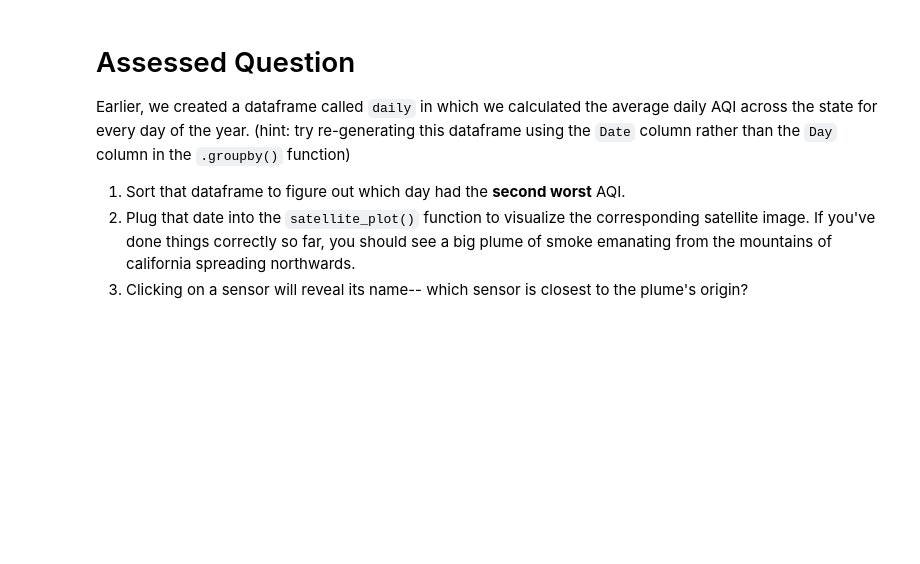
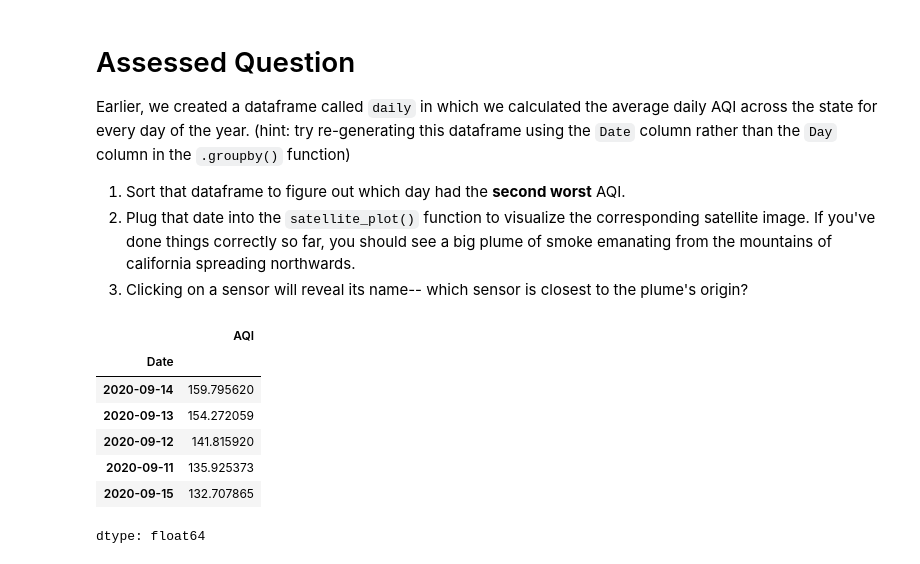
Before and after one commit to victoriahill11/QM2, a Jupyter notebook: notebooks/W03. Spatial Data.ipynb, the cells around one changed output. Saved outputs shown, nothing was run; the diff lists cells and outputs as text; code cells hidden in the pictures; blank space fills up the shorter version.

```diff
--- a/notebooks/W03. Spatial Data.ipynb
+++ b/notebooks/W03. Spatial Data.ipynb
@@ -666,3 +498,18 @@ Earlier, we created a dataframe called `daily` in which we calculated the averag
 1. Sort that dataframe to figure out which day had the **second worst** AQI.
 2. Plug that date into the `satellite_plot()` function to visualize the corresponding satellite image. If you've done things correctly so far, you should see a big plume of smoke emanating from the mountains of california spreading northwards.
 3. Clicking on a sensor will reveal its name-- which sensor is closest to the plume's origin?
+# %%
+# Sort the 'daily' dataframe and find second worst AQI
+daily = df.groupby('Date')['AQI'].mean()
+daily = daily.sort_values(ascending=False)
+second_worst_AQI= daily.index[1]
+daily.head()
+# %% [output]
+|  | AQI |
+| Date |  |
+| 2020-09-14 | 159.795620 |
+| 2020-09-13 | 154.272059 |
+| 2020-09-12 | 141.815920 |
+| 2020-09-11 | 135.925373 |
+| 2020-09-15 | 132.707865 |
+dtype: float64
```
Also changed, not shown: parts of 15 cells of this notebook.
